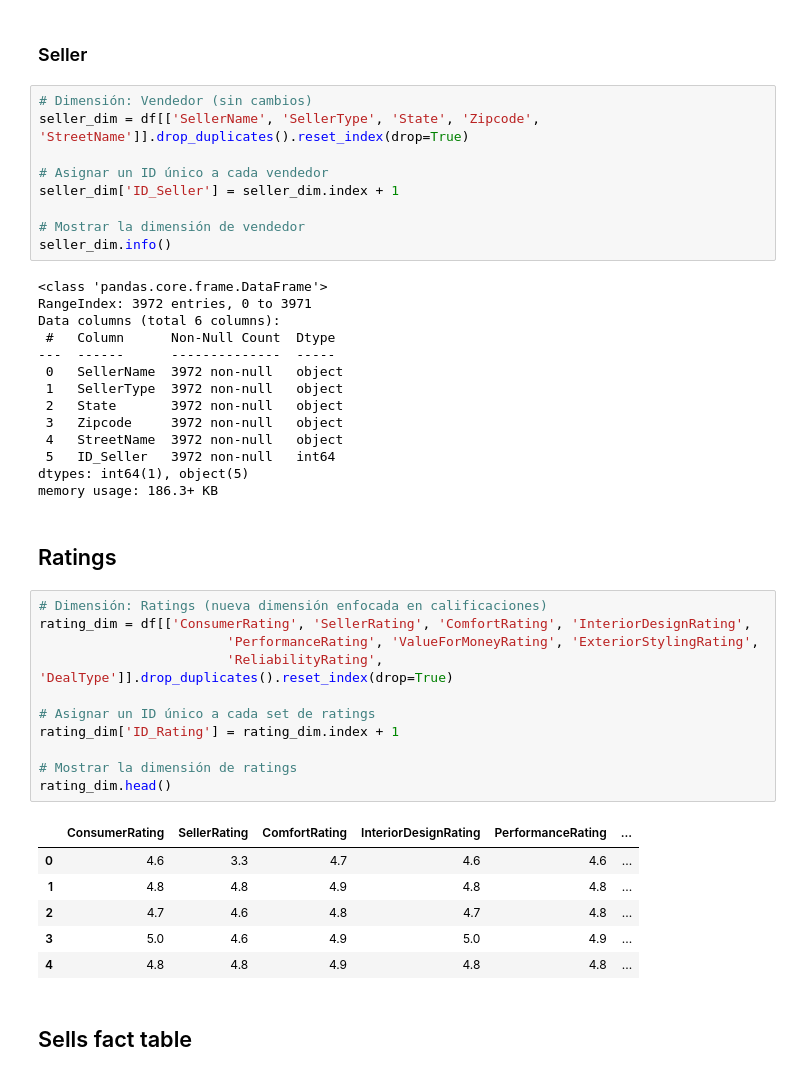
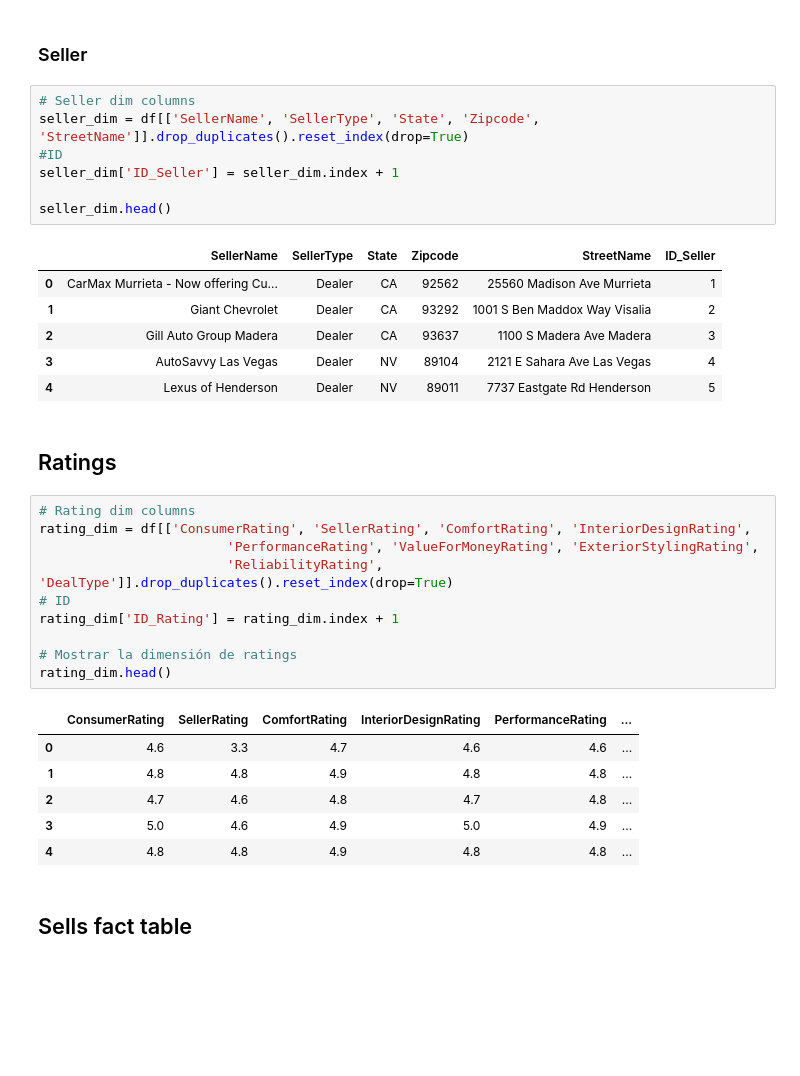
Before and after one commit to 2004santiago/Proyect-Cars-ETL, a Jupyter notebook: fact-dimensions.ipynb, the cells around one changed output. Drawn from its saved outputs; the diff is of its cells as text; blank space fills up the shorter version.

```diff
--- a/fact-dimensions.ipynb
+++ b/fact-dimensions.ipynb
@@ -53,37 +53,27 @@ car_dim.head()
 # %% [markdown]
 ### Seller
 # %%
-# Dimensión: Vendedor (sin cambios)
+# Seller dim columns
 seller_dim = df[['SellerName', 'SellerType', 'State', 'Zipcode', 'StreetName']].drop_duplicates().reset_index(drop=True)
-
-# Asignar un ID único a cada vendedor
+#ID
 seller_dim['ID_Seller'] = seller_dim.index + 1
 
-# Mostrar la dimensión de vendedor
-seller_dim.info()
+seller_dim.head()
 # %% [output]
-<class 'pandas.core.frame.DataFrame'>
-RangeIndex: 3972 entries, 0 to 3971
-Data columns (total 6 columns):
- #   Column      Non-Null Count  Dtype
----  ------      --------------  -----
- 0   SellerName  3972 non-null   object
- 1   SellerType  3972 non-null   object
- 2   State       3972 non-null   object
- 3   Zipcode     3972 non-null   object
- 4   StreetName  3972 non-null   object
- 5   ID_Seller   3972 non-null   int64
-dtypes: int64(1), object(5)
-memory usage: 186.3+ KB
+|  | SellerName | SellerType | State | Zipcode | StreetName | ID_Seller |
+| 0 | CarMax Murrieta - Now offering Cu... | Dealer | CA | 92562 | 25560 Madison Ave Murrieta | 1 |
+| 1 | Giant Chevrolet | Dealer | CA | 93292 | 1001 S Ben Maddox Way Visalia | 2 |
+| 2 | Gill Auto Group Madera | Dealer | CA | 93637 | 1100 S Madera Ave Madera | 3 |
+| 3 | AutoSavvy Las Vegas | Dealer | NV | 89104 | 2121 E Sahara Ave Las Vegas | 4 |
+| 4 | Lexus of Henderson | Dealer | NV | 89011 | 7737 Eastgate Rd Henderson | 5 |
 # %% [markdown]
 ## Ratings
 # %%
-# Dimensión: Ratings (nueva dimensión enfocada en calificaciones)
+# Rating dim columns
 rating_dim = df[['ConsumerRating', 'SellerRating', 'ComfortRating', 'InteriorDesignRating',
                         'PerformanceRating', 'ValueForMoneyRating', 'ExteriorStylingRating',
                         'ReliabilityRating', 'DealType']].drop_duplicates().reset_index(drop=True)
-
-# Asignar un ID único a cada set de ratings
+# ID
 rating_dim['ID_Rating'] = rating_dim.index + 1
 
 # Mostrar la dimensión de ratings
```
Also changed, not shown: parts of 12 cells of this notebook, 1 other file.
